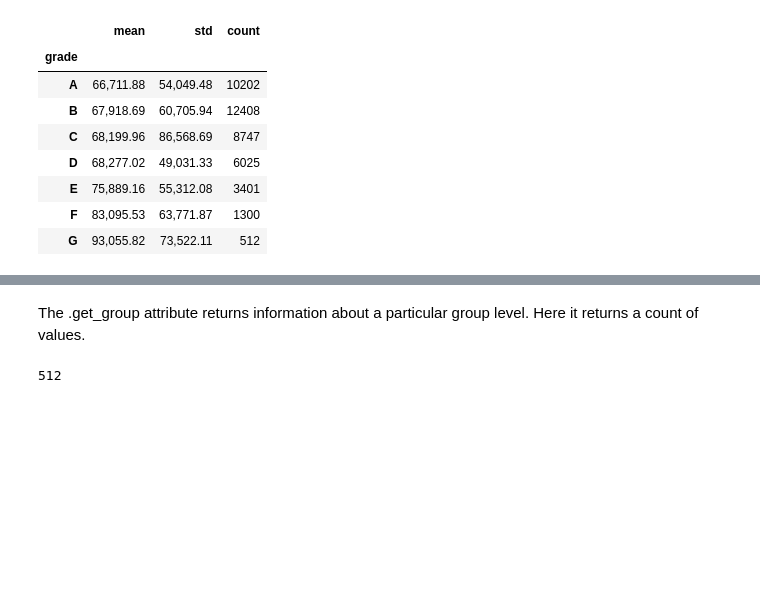
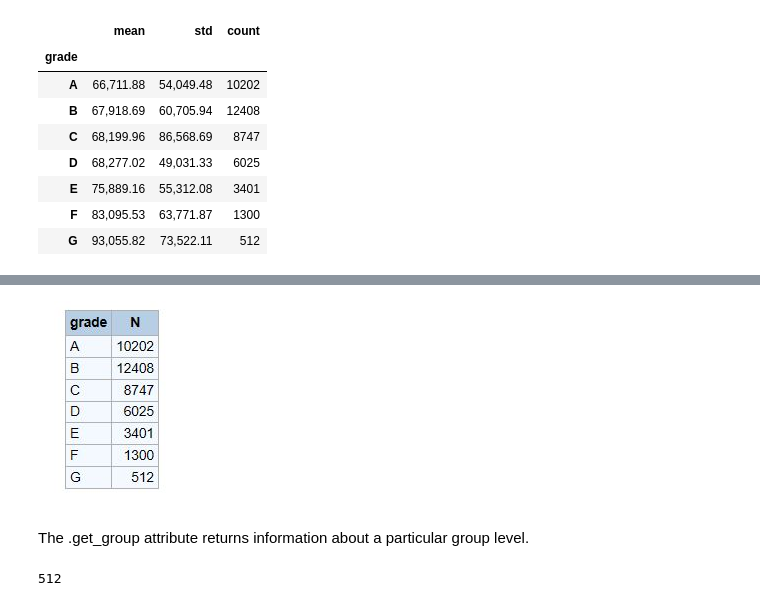
Before and after one commit to RandyBetancourt/PythonForSASUsers, a Jupyter notebook: Chapter 10 -- Groupby.ipynb, the cells around one changed output, grey strips where cells are left out. Saved outputs shown, nothing was run; the diff lists cells and outputs as text; code cells hidden in the pictures; blank space fills up the shorter version.

```diff
--- a/Chapter 10 -- Groupby.ipynb
+++ b/Chapter 10 -- Groupby.ipynb
@@ -105,5 +194,9 @@ grp_grd['income', 'dti'].describe().unstack()
+# %%
+  Image(filename='Anaconda3\\output\\groupby_grade_count.JPG')
+# %% [output]
+[figure, added]
 # %% [markdown]
-The .get_group attribute returns information about a particular group level.  Here it returns a count of values.
+The .get_group attribute returns information about a particular group level.
 # %%
 grp_grd.get_group('G').mem_id.count()
 # %% [output]
```
Also changed, not shown: parts of 108 cells of this notebook.
